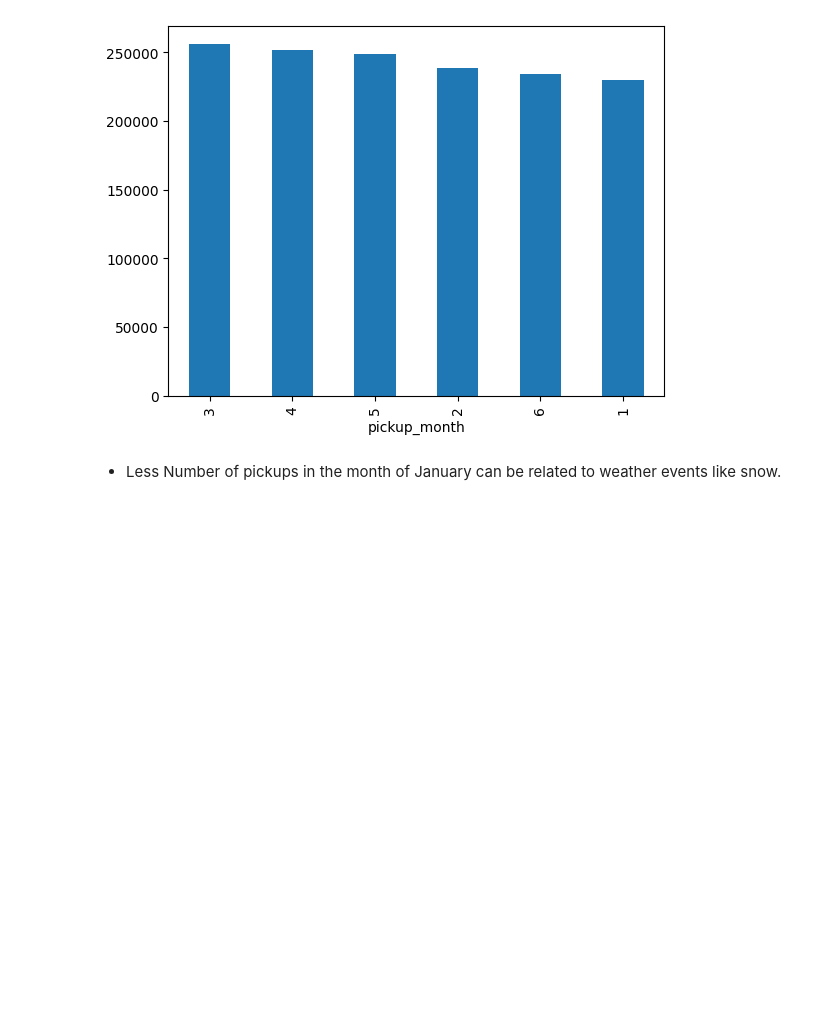
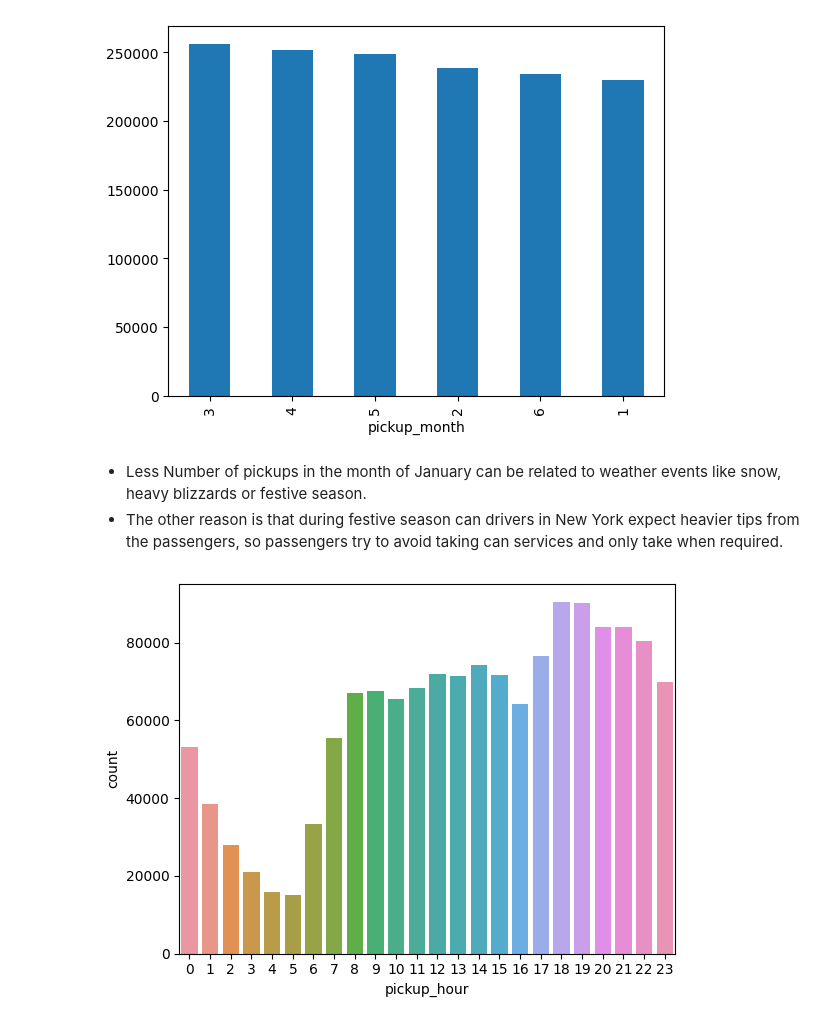
Before and after one commit to Himanshu-1703/kaggle-notebooks, a Jupyter notebook: rushing-through-nyc.ipynb, the cells around one changed output. Drawn from its saved outputs; the diff is of its cells as text; code cells hidden in the pictures; blank space fills up the shorter version.

```diff
--- a/rushing-through-nyc.ipynb
+++ b/rushing-through-nyc.ipynb
@@ -590,4 +590,12 @@ plt.show()
 # %% [output]
 [figure]
 # %% [markdown]
-- Less Number of pickups in the month of January can be related to weather events like snow.
+- Less Number of pickups in the month of January can be related to weather events like snow, heavy blizzards or festive season.
+- The other reason is that during festive season can drivers in New York expect heavier tips from the passengers, so passengers try to avoid taking can services and only take when required.
+# %%
+# rush hours for taxi pickups
+
+sns.countplot(data=train_df_new,x='pickup_hour')
+plt.show()
+# %% [output]
+[figure, added]
```
Also changed, not shown: parts of 13 cells of this notebook.
